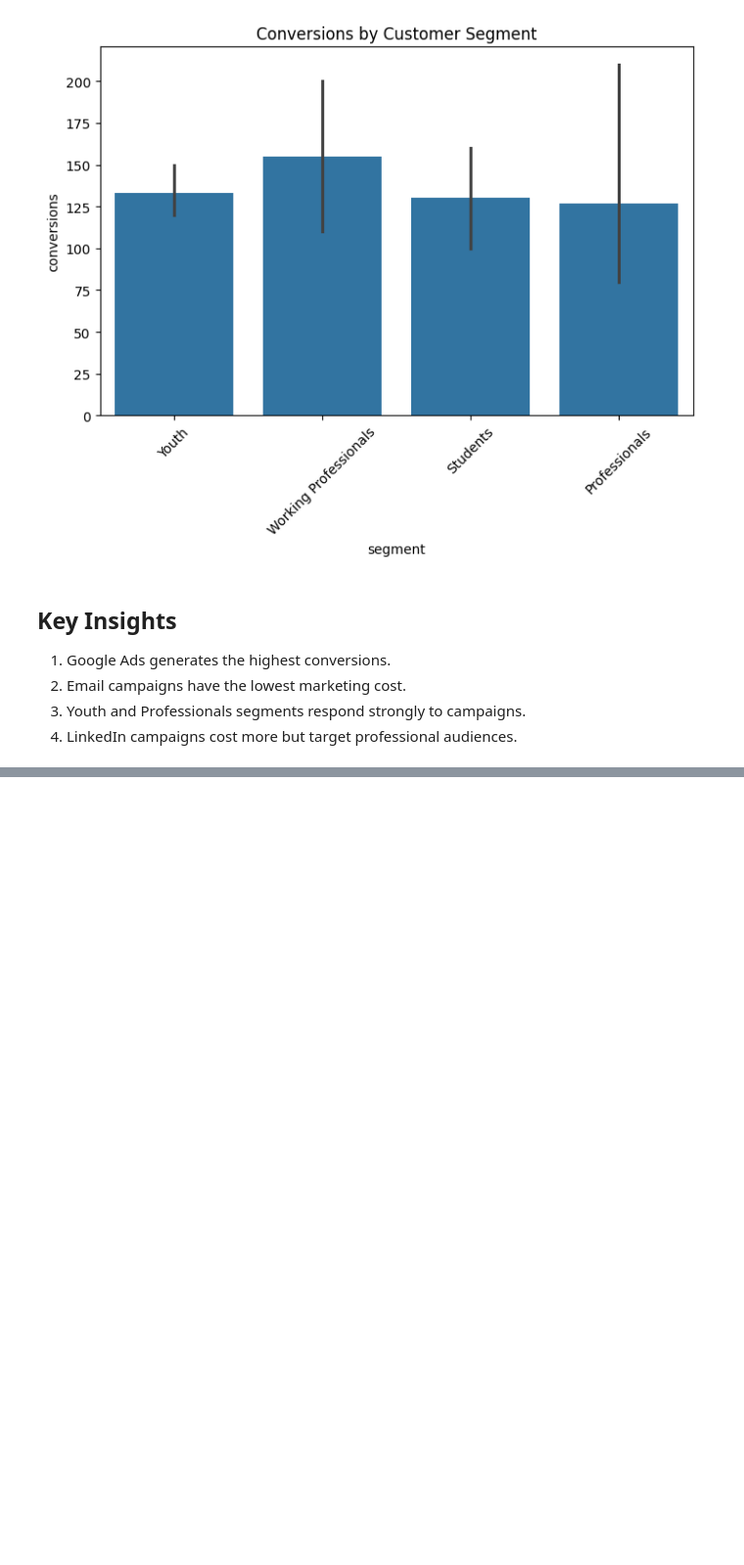
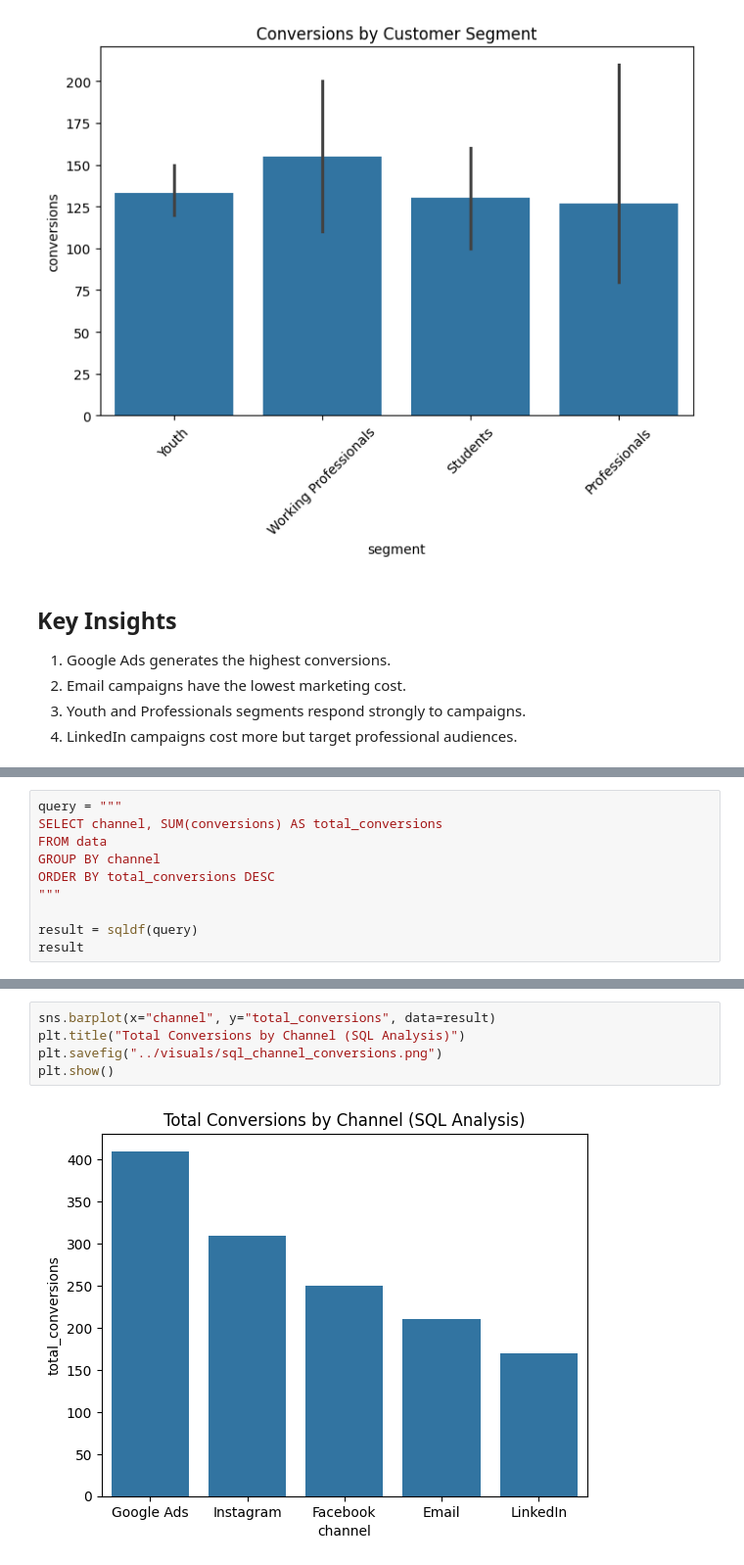
Before and after one commit to Yaswanth-23/marketing-campaign-analytics, a Jupyter notebook: notebooks/campaign_analysis.ipynb, the cells around one changed output, grey strips where cells are left out. Shown at 98% size. Cells and saved outputs as stored; diff of their text form; blank space fills up the shorter version.

```diff
--- a/notebooks/campaign_analysis.ipynb
+++ b/notebooks/campaign_analysis.ipynb
@@ -158,0 +161,10 @@ plt.show()
+# %%
+query = """
+SELECT channel, SUM(conversions) AS total_conversions
+FROM data
+GROUP BY channel
+ORDER BY total_conversions DESC
+"""
+
+result = sqldf(query)
+result
@@ -158,0 +215,7 @@ plt.show()
+# %%
+sns.barplot(x="channel", y="total_conversions", data=result)
+plt.title("Total Conversions by Channel (SQL Analysis)")
+plt.savefig("../visuals/sql_channel_conversions.png")
+plt.show()
+# %% [output]
+[figure, added]
```
Also changed, not shown: parts of 5 cells of this notebook, 1 other file.
